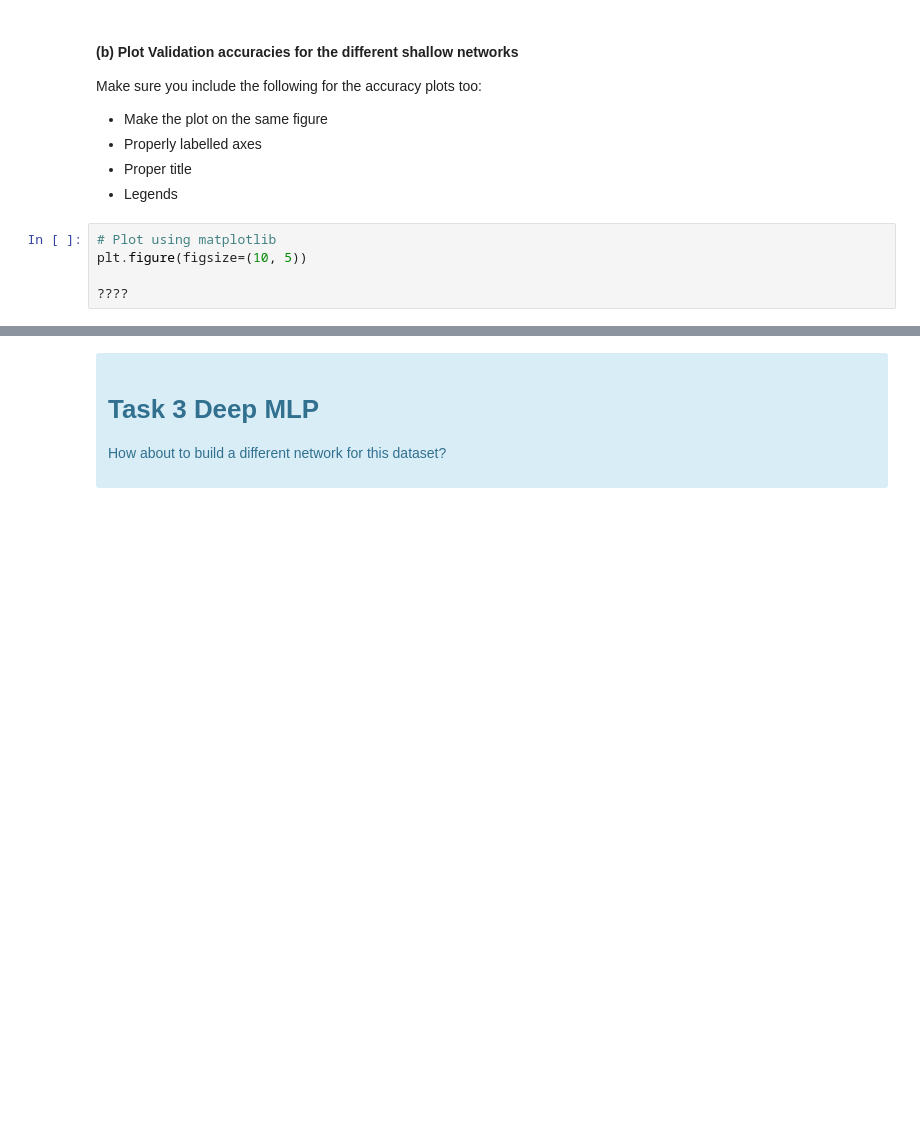
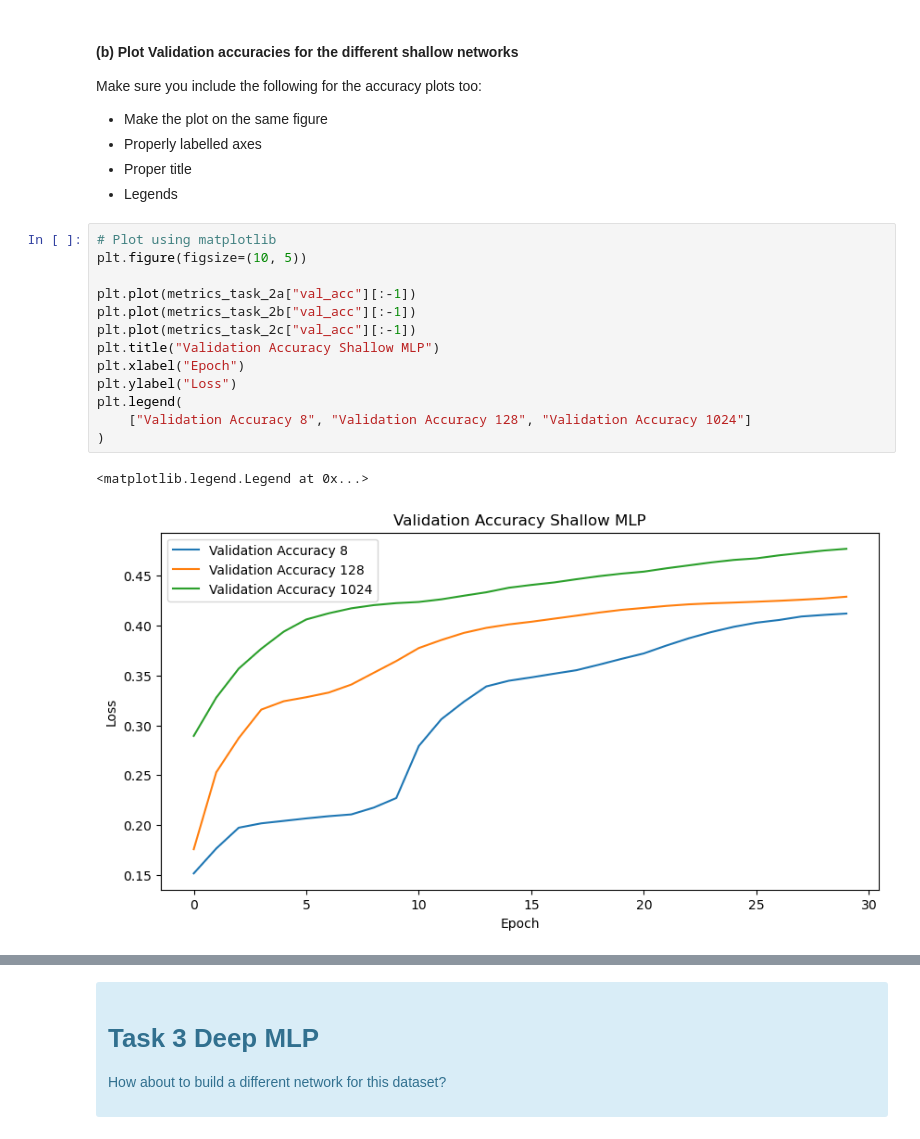
Before and after one commit to sqooid/ece4179-neural-networks, a Jupyter notebook: labs/lab-3/Lab3_2_CoverType.ipynb, the cells around one changed output, grey strips where cells are left out. Drawn from its saved outputs; the diff is of its cells as text; blank space fills up the shorter version.

```diff
--- a/labs/lab-3/Lab3_2_CoverType.ipynb
+++ b/labs/lab-3/Lab3_2_CoverType.ipynb
@@ -602,11 +768,22 @@ Make sure you include the following for the accuracy plots too:
 - Properly labelled axes
 - Proper title
 - Legends
-# %%
-# Plot using matplotlib
-plt.figure(figsize=(10, 5))
-
-????
+# %%
+# Plot using matplotlib
+plt.figure(figsize=(10, 5))
+
+plt.plot(metrics_task_2a["val_acc"][:-1])
+plt.plot(metrics_task_2b["val_acc"][:-1])
+plt.plot(metrics_task_2c["val_acc"][:-1])
+plt.title("Validation Accuracy Shallow MLP")
+plt.xlabel("Epoch")
+plt.ylabel("Loss")
+plt.legend(
+    ["Validation Accuracy 8", "Validation Accuracy 128", "Validation Accuracy 1024"]
+)
+# %% [output]
+<matplotlib.legend.Legend at 0x...>
+[figure, added]
 # %% [markdown]
 <div class="alert alert-block alert-success">
 
```
Also changed, not shown: parts of 22 cells of this notebook, 1 other file.
